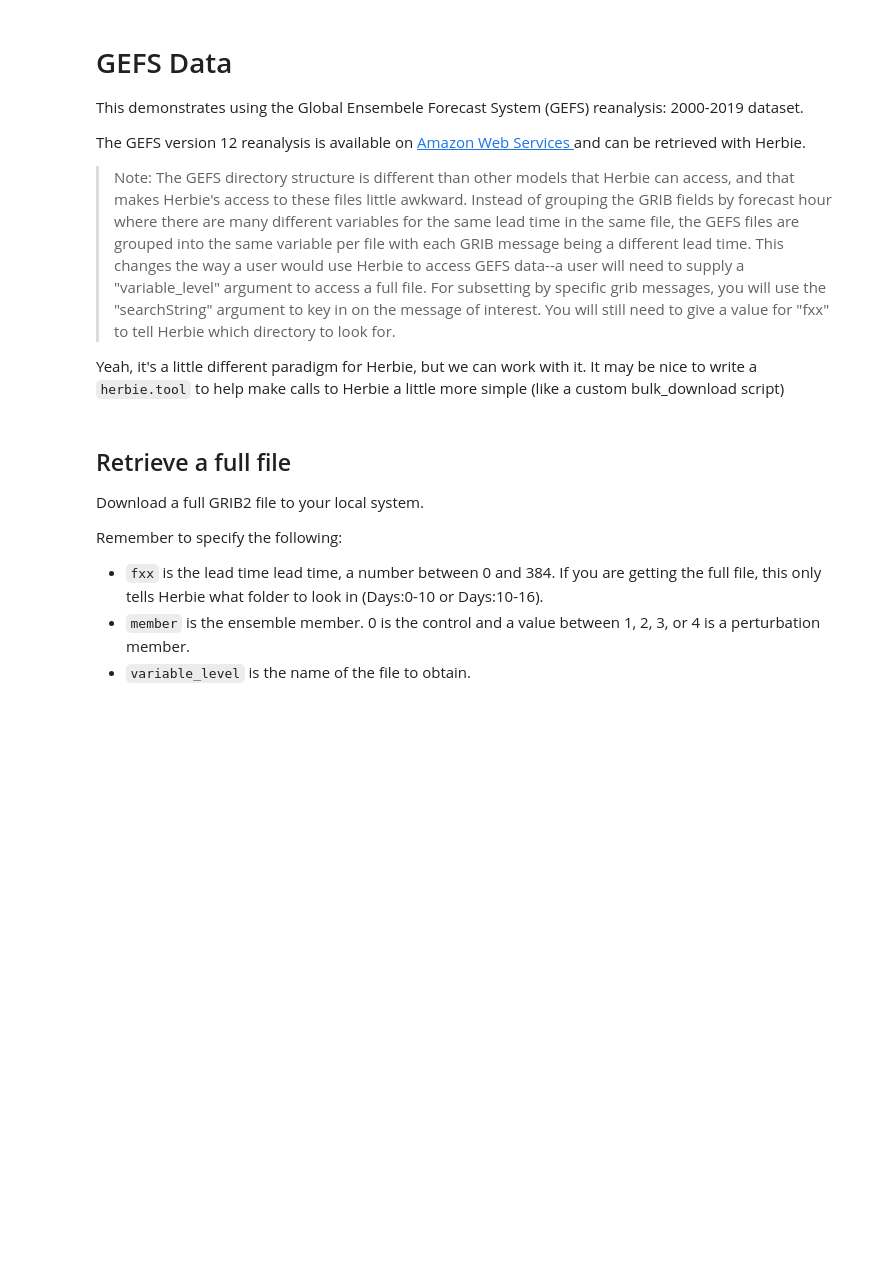
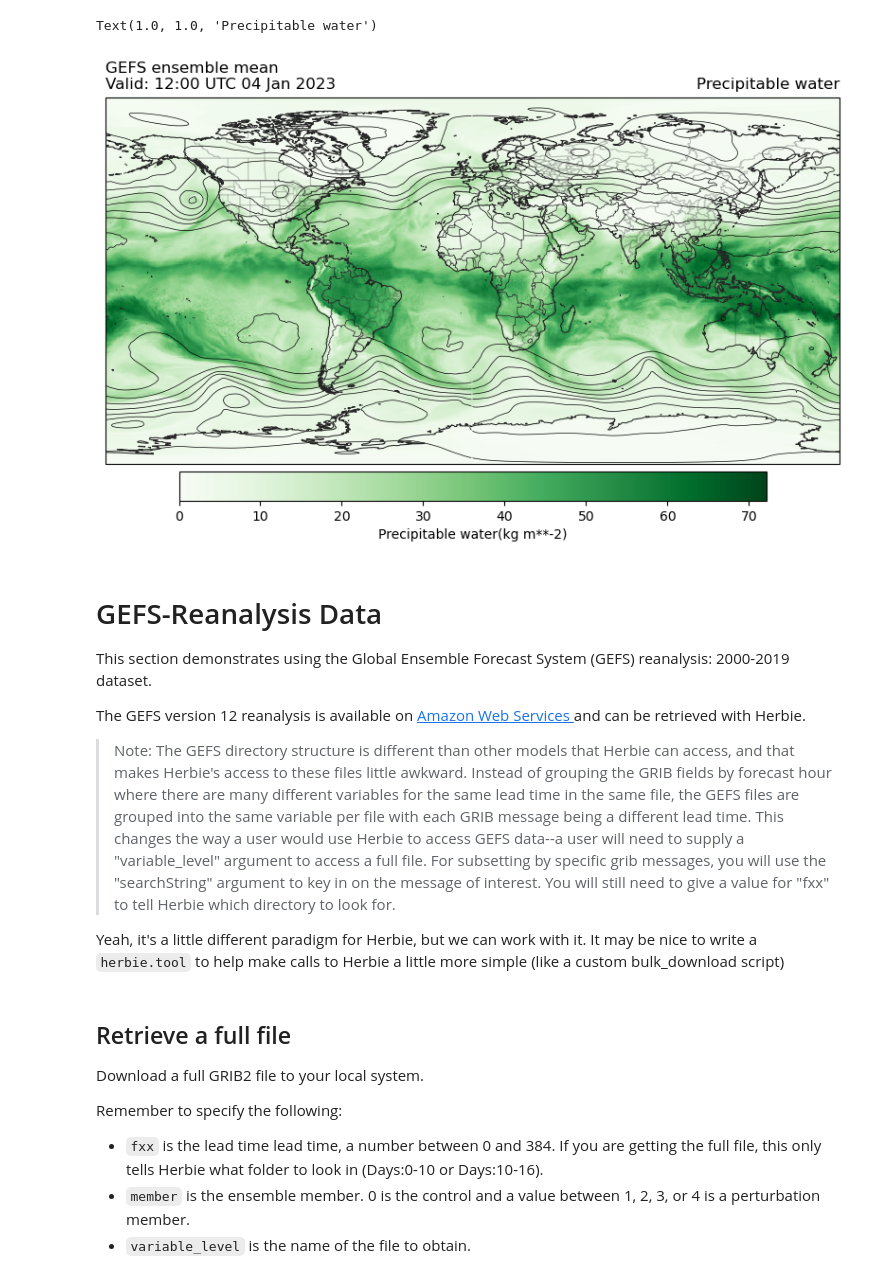
Before and after one commit to amotl/herbie-without-docs, a Jupyter notebook: docs/user_guide/_model_notebooks/gefs.ipynb, the cells around one changed output. Drawn from its saved outputs; the diff is of its cells as text; code cells hidden in the pictures; blank space fills up the shorter version.

Commit message:
added model template for GEFS to address #132

```diff
--- a/docs/user_guide/_model_notebooks/gefs.ipynb
+++ b/docs/user_guide/_model_notebooks/gefs.ipynb
@@ -0,0 +23,8 @@
+# %%
+H = Herbie(
+    "2023-01-04 12:00",
+    model="gefs",
+    product="atmos.5",
+    member="mean",
+)
+H
@@ -0,0 +83,3 @@
+# %%
+ds = H.xarray("PWAT")
+ds
@@ -0,0 +104,3 @@
+# %%
+ds2 = H.xarray("HGT:500 mb")
+ds2
@@ -1,7 +125,26 @@
+# %%
+ax = EasyMap("50m", crs=ds.herbie.crs, figsize=[10, 10]).STATES().BORDERS().ax
+p = ax.pcolormesh(
+    ds.longitude, ds.latitude, ds.pwat, transform=pc, cmap="Greens", vmin=0)
+plt.colorbar(
+    p, ax=ax, orientation="horizontal", pad=0.01, shrink=.8, label=f"{ds.pwat.GRIB_name}({ds.pwat.GRIB_units})"
+)
+
+# Add 500 hPa Geopotential height
+ax.contour(ds2.longitude, ds2.latitude, ds2.gh, colors='k', linewidths=.5, levels=range(0, 10000, 120))
+
+ax.set_title(
+    f"{ds.model.upper()} ensemble mean\nValid: {ds.valid_time.dt.strftime('%H:%M UTC %d %b %Y').item()}",
+    loc="left",
+)
+ax.set_title(ds.pwat.GRIB_name, loc="right")
+# %% [output]
+Text(1.0, 1.0, 'Precipitable water')
+[figure, added]
 # %% [markdown]
-# GEFS Data
+# GEFS-Reanalysis Data
 
-This demonstrates using the Global Ensembele Forecast System (GEFS) reanalysis: 2000-2019 dataset.
+This section demonstrates using the Global Ensemble Forecast System (GEFS) reanalysis: 2000-2019 dataset.
 
 The GEFS version 12 reanalysis is available on [Amazon Web Services ](https://registry.opendata.aws/noaa-gefs-reforecast/) and can be retrieved with Herbie.
 
```
Also changed, not shown: parts of 10 cells of this notebook, 1 other file.
